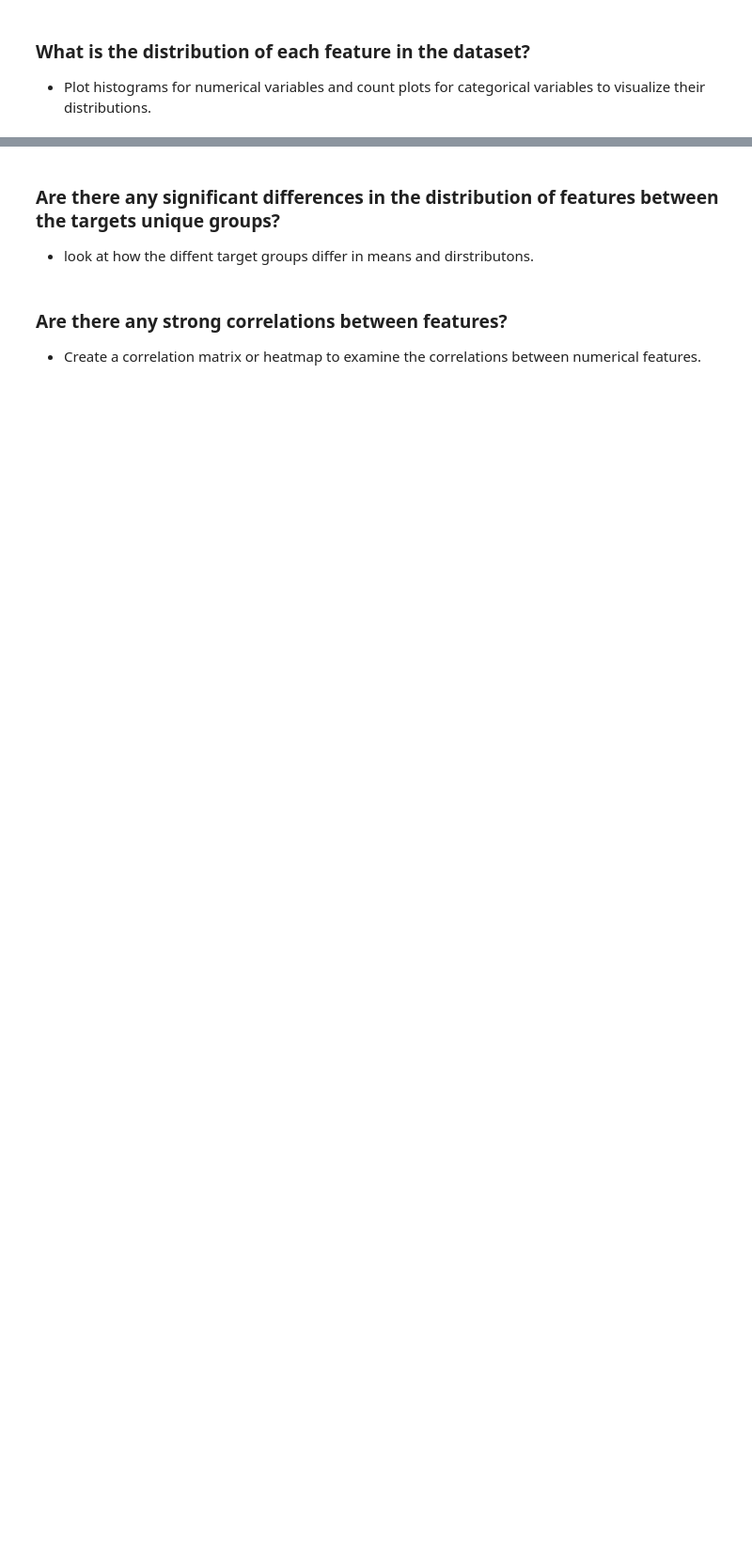
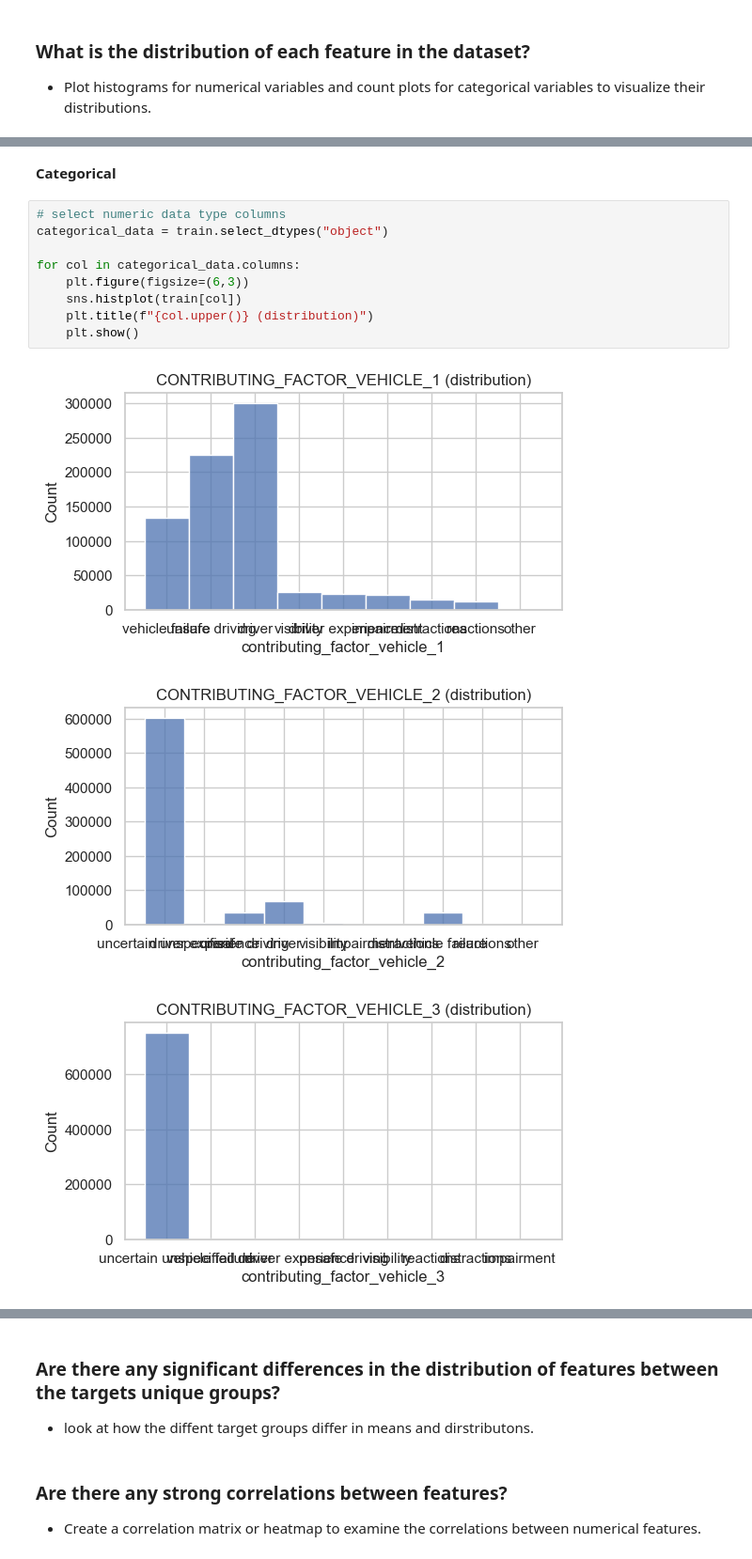
Before and after one commit to MigashaneVictoire/CNY_motor_Vehicle_collisions, a Jupyter notebook: 03_explore_work_file.ipynb, the cells around one changed output, grey strips where cells are left out. Shown at 94% size. Cells and saved outputs as stored; diff of their text form; blank space fills up the shorter version.

```diff
--- a/03_explore_work_file.ipynb
+++ b/03_explore_work_file.ipynb
@@ -57,0 +115,15 @@ sns.set_theme(style="whitegrid")
+# %% [markdown]
+**Categorical**
+# %%
+# select numeric data type columns
+categorical_data = train.select_dtypes("object")
+
+for col in categorical_data.columns:
+    plt.figure(figsize=(6,3))
+    sns.histplot(train[col])
+    plt.title(f"{col.upper()} (distribution)")
+    plt.show()
+# %% [output]
+[figure, added]
+[figure, added]
+[figure, added]
```
Also changed, not shown: parts of 18 cells of this notebook, 1 other file.
